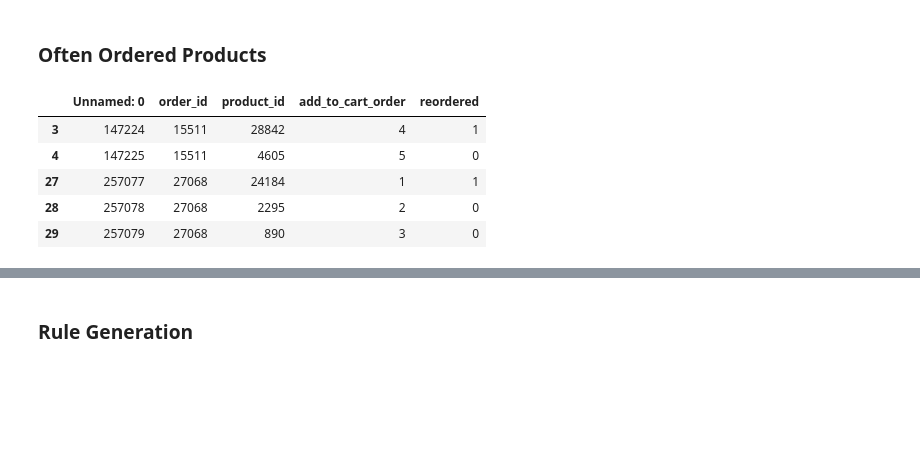
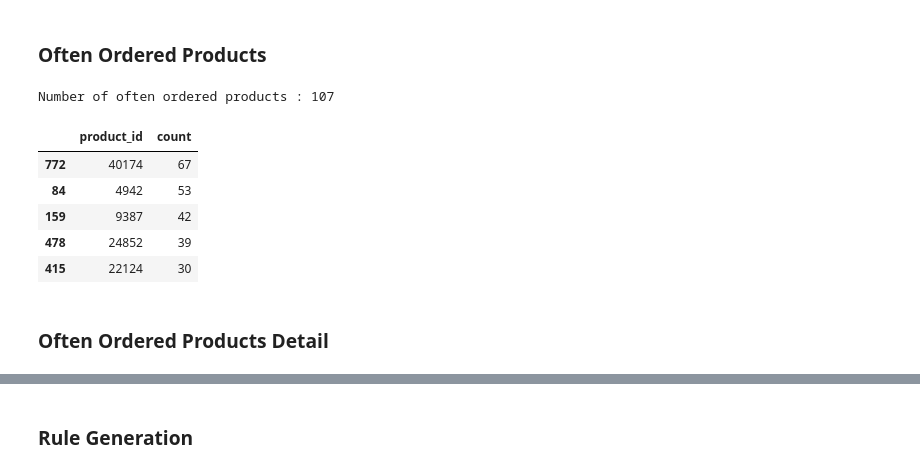
Before and after one commit to 1carew1/instacart_investigation, a Jupyter notebook: Assignment_2_ARM.ipynb, the cells around one changed output, grey strips where cells are left out. Drawn from its saved outputs; the diff is of its cells as text; code cells hidden in the pictures; blank space fills up the shorter version.

```diff
--- a/Assignment_2_ARM.ipynb
+++ b/Assignment_2_ARM.ipynb
@@ -119,0 +129,5 @@ least_orderer_products.head()
+# %%
+# Originally wanted 10 but only left about 40 products so suck it and see approach
+min_desired_times_ordered = 5
+least_orderer_products = product_order_frequency.query("count <= " + str(min_desired_times_ordered))
+least_orderer_products.head()
@@ -120,13 +141,17 @@ least_orderer_products.head()
 # %% [markdown]
 ### Often Ordered Products
 # %%
-# Only dropping the entry from the order, not the whole order
-often_orders_products =  orders_products[~orders_products['product_id'].isin(least_orderer_products.product_id.tolist())]
+# Only dropping the product entry from the order, not the whole order
+often_orders_products =  product_order_frequency[~product_order_frequency['product_id'].isin(least_orderer_products.product_id.tolist())]
+print("Number of often ordered products :", often_orders_products.shape[0])
 often_orders_products.head()
 # %% [output]
+Number of often ordered products : 107
-|  | Unnamed: 0 | order_id | product_id | add_to_cart_order | reordered |
-| 3 | 147224 | 15511 | 28842 | 4 | 1 |
-| 4 | 147225 | 15511 | 4605 | 5 | 0 |
-| 27 | 257077 | 27068 | 24184 | 1 | 1 |
-| 28 | 257078 | 27068 | 2295 | 2 | 0 |
-| 29 | 257079 | 27068 | 890 | 3 | 0 |
+|  | product_id | count |
+| 772 | 40174 | 67 |
+| 84 | 4942 | 53 |
+| 159 | 9387 | 42 |
+| 478 | 24852 | 39 |
+| 415 | 22124 | 30 |
+# %% [markdown]
+### Often Ordered Products Detail
```
Also changed, not shown: parts of 24 cells of this notebook.
